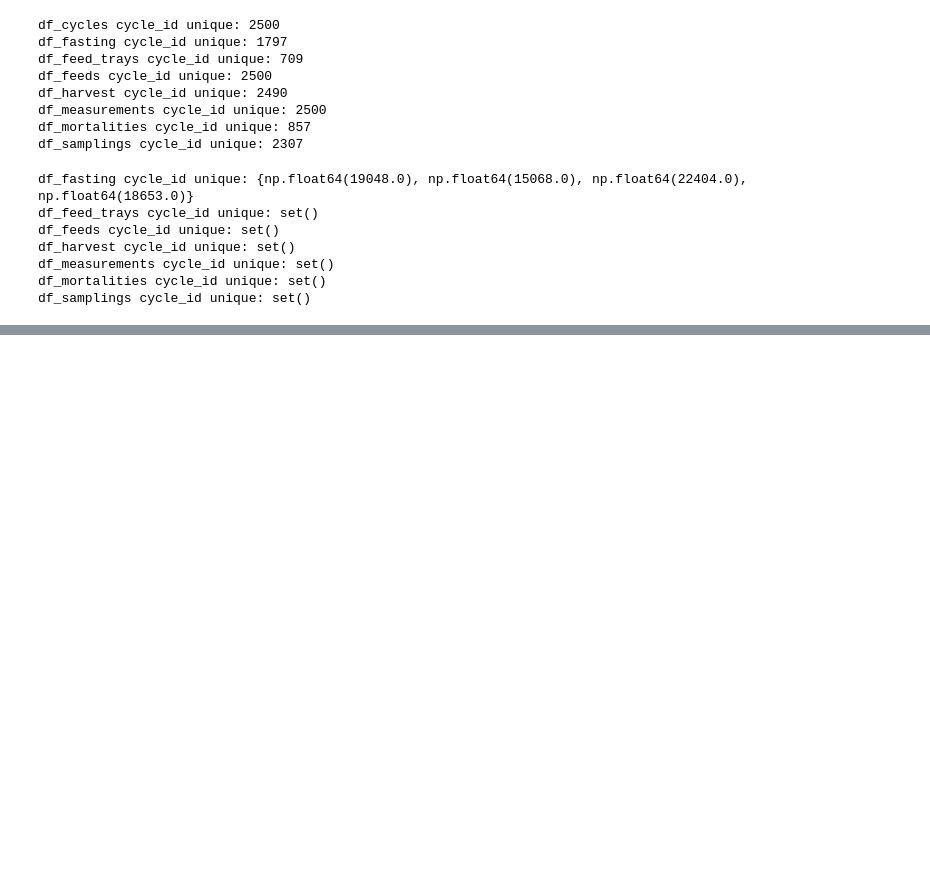
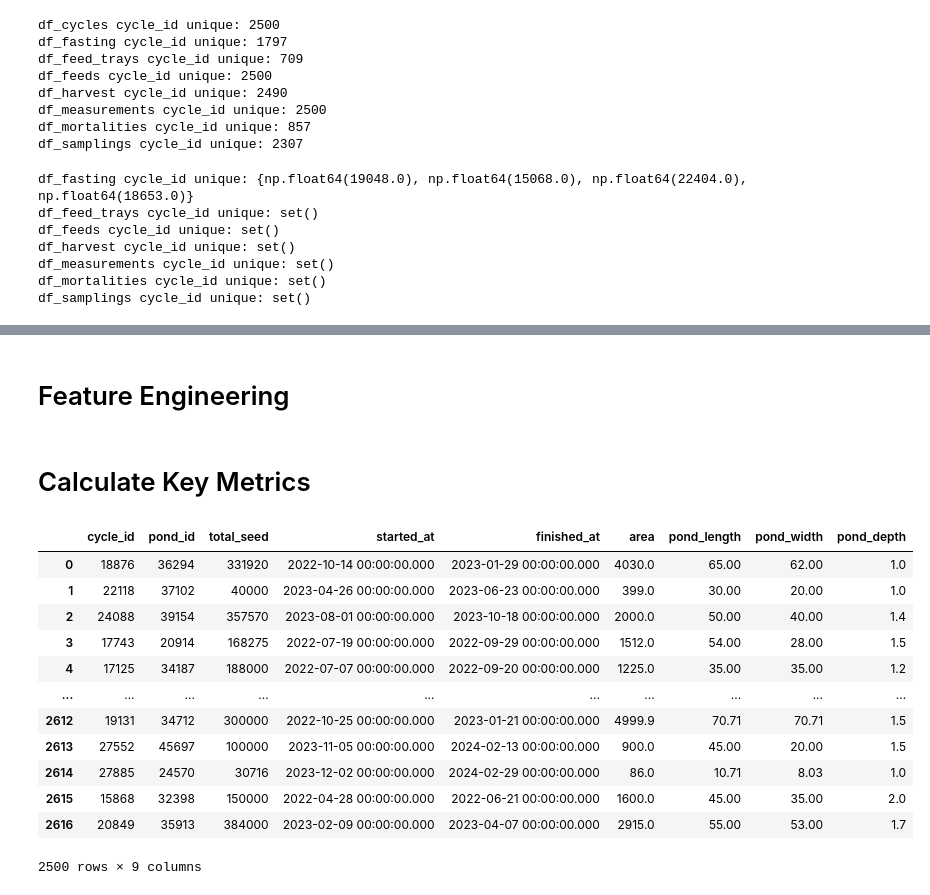
Before and after one commit to nurgoni/shrimp-forecasting, a Jupyter notebook: notebook/EDA.ipynb, the cells around one changed output, grey strips where cells are left out. Saved outputs shown, nothing was run; the diff lists cells and outputs as text; code cells hidden in the pictures; blank space fills up the shorter version.

```diff
--- a/notebook/EDA.ipynb
+++ b/notebook/EDA.ipynb
@@ -189,9 +166,36 @@ df_harvest = pd.read_csv("data/Data/harvests.csv")
 df_measurements = pd.read_csv("data/Data/measurements.csv")
 df_mortalities = pd.read_csv("data/Data/mortalities.csv")
 df_samplings = pd.read_csv("data/Data/samplings.csv")
+# %%
+# remove columns didn't exists in test document
+
+drop_harvests_columns = ["updated_at", "created_at", "id"]
+drop_mortalities_columns = ["updated_at", "created_at", "id"]
+drop_samplings_columns = ["updated_at", "created_at", "id", "remark"]
+drop_cycles_columns = [
+    'remark',
+    'created_at',
+    'updated_at',
+    'initial_age',
+    'limit_weight_per_area',
+    'target_cultivation_day',
+    'target_size',
+    'extracted_at',
+    'subscription_type',
+    'ordered_at',
+    'hatchery_id',
+    'total_seed_type',
+    'hatchery_name',
+    'pond_name',
+    'species_id'
+]
+drop_measurements_columns = ['pond_id', 'turbidity']
+drop_feed_trays_columns = ["id", "created_at", "updated_at", 'local_feed_logged_at']
 # %%
+# rename id in cycle_id for easier merge
 df_cycles = df_cycles.rename(columns={"id": "cycle_id"})
 
+# drop unnecessary columns
 df_harvest = df_harvest.drop(columns=drop_harvests_columns)
 df_mortalities = df_mortalities.drop(columns=drop_mortalities_columns)
 df_samplings = df_samplings.drop(columns=drop_samplings_columns)
@@ -199,5 +203,5 @@ df_cycles = df_cycles.drop(columns=drop_cycles_columns)
 df_measurements = df_measurements.drop(columns=drop_measurements_columns)
 df_feed_trays = df_feed_trays.drop(columns=drop_feed_trays_columns)
 
+# join two fasting dataframes
 df_fasting = pd.concat([df_fasting, df_fastings],axis=0)
-df_fasting = df_fasting.drop_duplicates()
@@ -214,3 +216,8 @@ list_df = {
     "df_mortalities": df_mortalities,
     "df_samplings": df_samplings
 }
+# %%
+# check for duplicates
+
+for name, df in list_df.items():
+    print(f"{name} num_duplicate: {df.duplicated().sum()}")
@@ -216,0 +233,5 @@ list_df = {
+# %%
+# drop duplicates in dataframe
+
+for name, df in list_df.items():
+    list_df[name] = df.drop_duplicates()
@@ -263,0 +444,22 @@ df_samplings cycle_id unique: set()
+# %% [markdown]
+# Feature Engineering
+# %% [markdown]
+# Calculate Key Metrics
+# %%
+# calculate survival rate
+
+list_df["df_cycles"]
+# %% [output]
+|  | cycle_id | pond_id | total_seed | started_at | finished_at | area | pond_length | pond_width | pond_depth |
+| 0 | 18876 | 36294 | 331920 | 2022-10-14 00:00:00.000 | 2023-01-29 00:00:00.000 | 4030.0 | 65.00 | 62.00 | 1.0 |
+| 1 | 22118 | 37102 | 40000 | 2023-04-26 00:00:00.000 | 2023-06-23 00:00:00.000 | 399.0 | 30.00 | 20.00 | 1.0 |
+| 2 | 24088 | 39154 | 357570 | 2023-08-01 00:00:00.000 | 2023-10-18 00:00:00.000 | 2000.0 | 50.00 | 40.00 | 1.4 |
+| 3 | 17743 | 20914 | 168275 | 2022-07-19 00:00:00.000 | 2022-09-29 00:00:00.000 | 1512.0 | 54.00 | 28.00 | 1.5 |
+| 4 | 17125 | 34187 | 188000 | 2022-07-07 00:00:00.000 | 2022-09-20 00:00:00.000 | 1225.0 | 35.00 | 35.00 | 1.2 |
+| ... | ... | ... | ... | ... | ... | ... | ... | ... | ... |
+| 2612 | 19131 | 34712 | 300000 | 2022-10-25 00:00:00.000 | 2023-01-21 00:00:00.000 | 4999.9 | 70.71 | 70.71 | 1.5 |
+| 2613 | 27552 | 45697 | 100000 | 2023-11-05 00:00:00.000 | 2024-02-13 00:00:00.000 | 900.0 | 45.00 | 20.00 | 1.5 |
+| 2614 | 27885 | 24570 | 30716 | 2023-12-02 00:00:00.000 | 2024-02-29 00:00:00.000 | 86.0 | 10.71 | 8.03 | 1.0 |
+| 2615 | 15868 | 32398 | 150000 | 2022-04-28 00:00:00.000 | 2022-06-21 00:00:00.000 | 1600.0 | 45.00 | 35.00 | 2.0 |
+| 2616 | 20849 | 35913 | 384000 | 2023-02-09 00:00:00.000 | 2023-04-07 00:00:00.000 | 2915.0 | 55.00 | 53.00 | 1.7 |
+2500 rows × 9 columns
```
Also changed, not shown: parts of 17 cells of this notebook.
